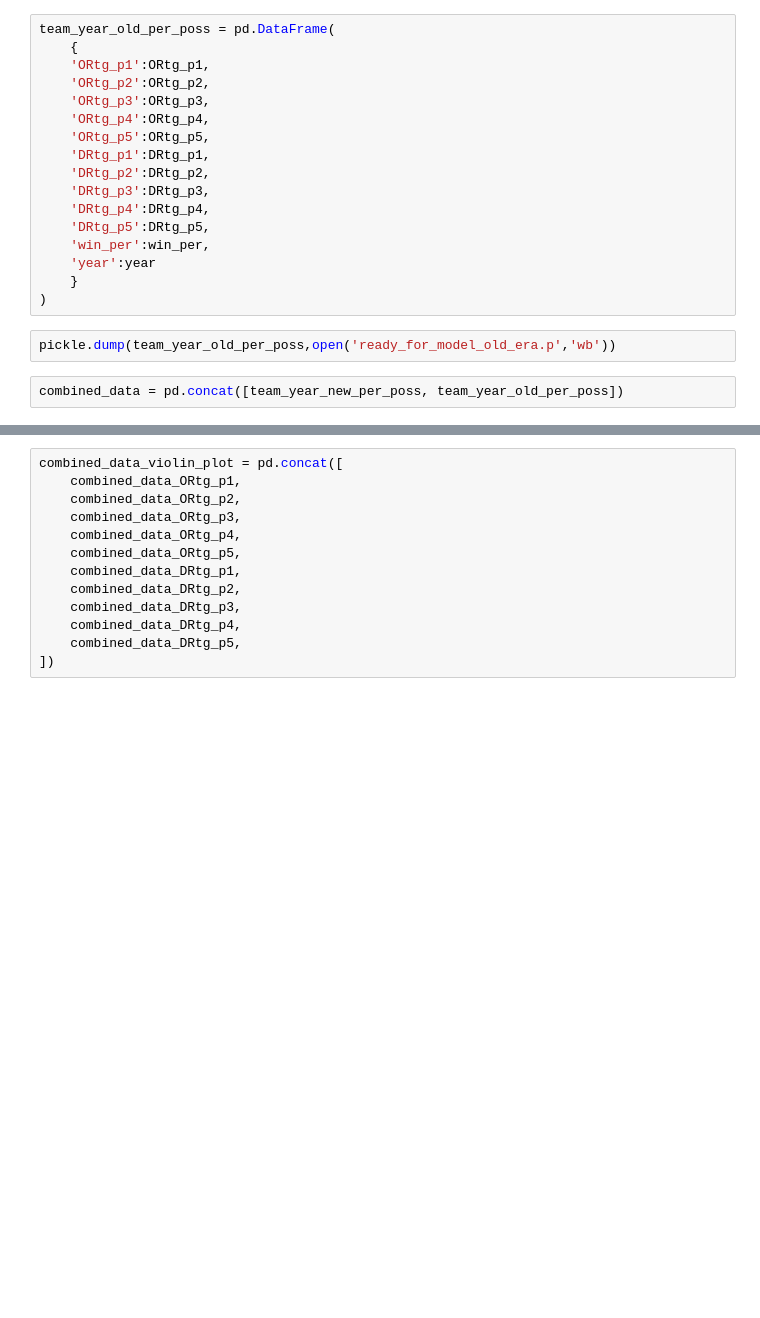
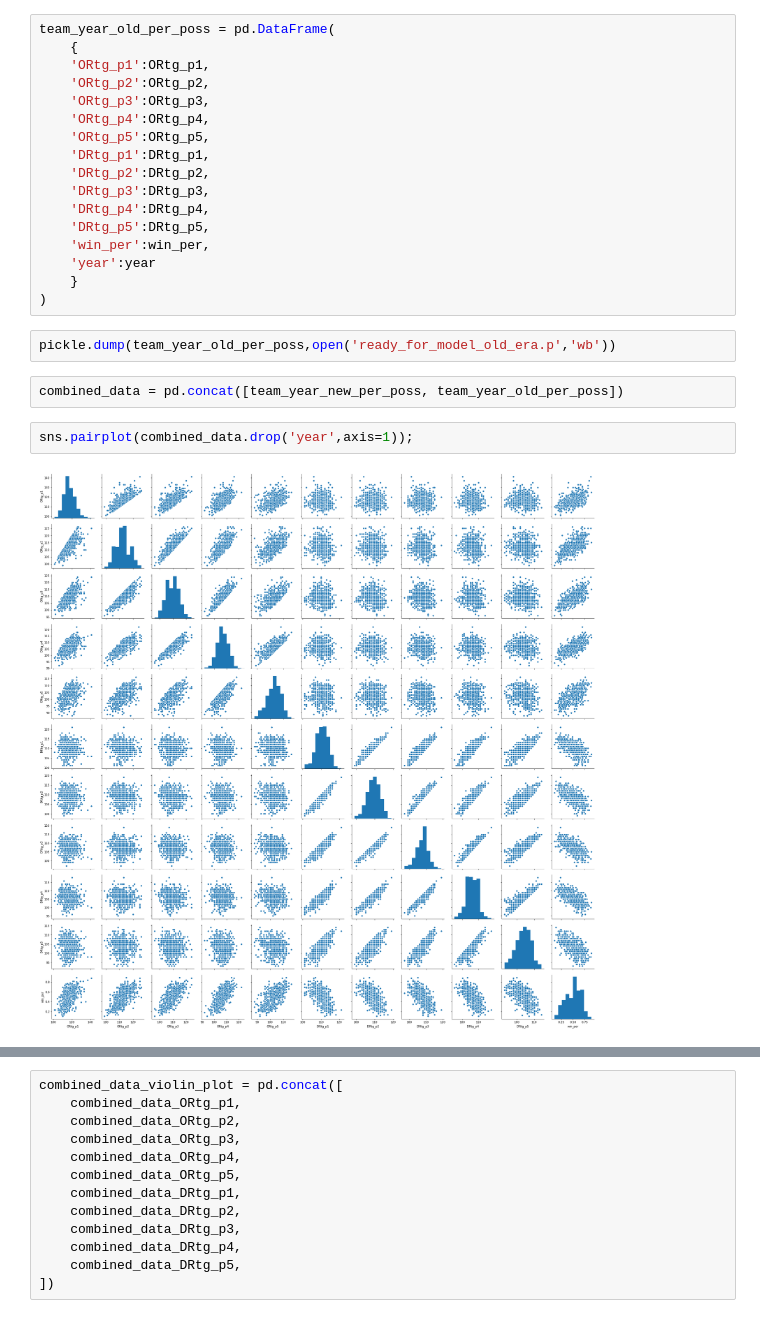
Before and after one commit to yeewill/project_2_webScrapeRegression, a Jupyter notebook: 02_NBA_Cleaning.ipynb, the cells around one changed output, grey strips where cells are left out. Cells and saved outputs as stored; diff of their text form; blank space fills up the shorter version.

```diff
--- a/02_NBA_Cleaning.ipynb
+++ b/02_NBA_Cleaning.ipynb
@@ -114,6 +134,10 @@ team_year_old_per_poss = pd.DataFrame(
 pickle.dump(team_year_old_per_poss,open('ready_for_model_old_era.p','wb'))
 # %%
 combined_data = pd.concat([team_year_new_per_poss, team_year_old_per_poss])
+# %%
+sns.pairplot(combined_data.drop('year',axis=1));
+# %% [output]
+[figure, added]
 # %%
 combined_data_ORtg_p1 = combined_data[['ORtg_p1','win_per','year']]
 combined_data_ORtg_p2 = combined_data[['ORtg_p2','win_per','year']]
```
Also changed, not shown: parts of 3 cells of this notebook, 6 other files.
